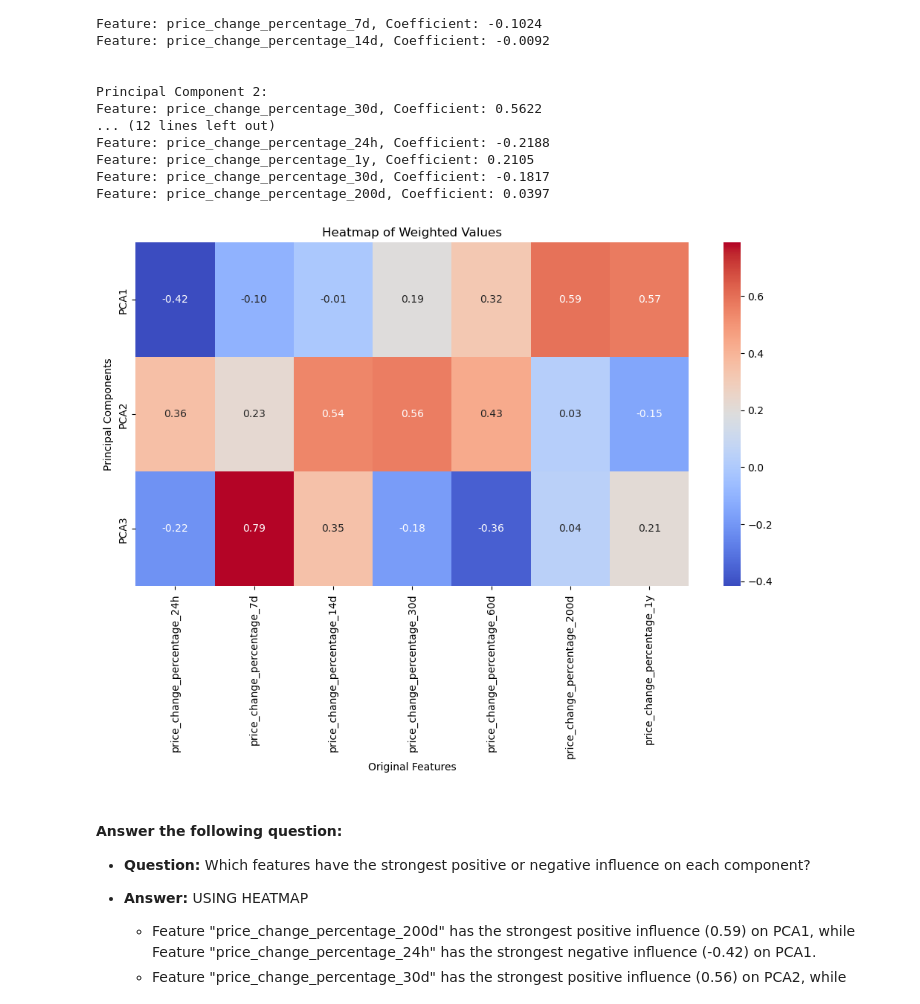
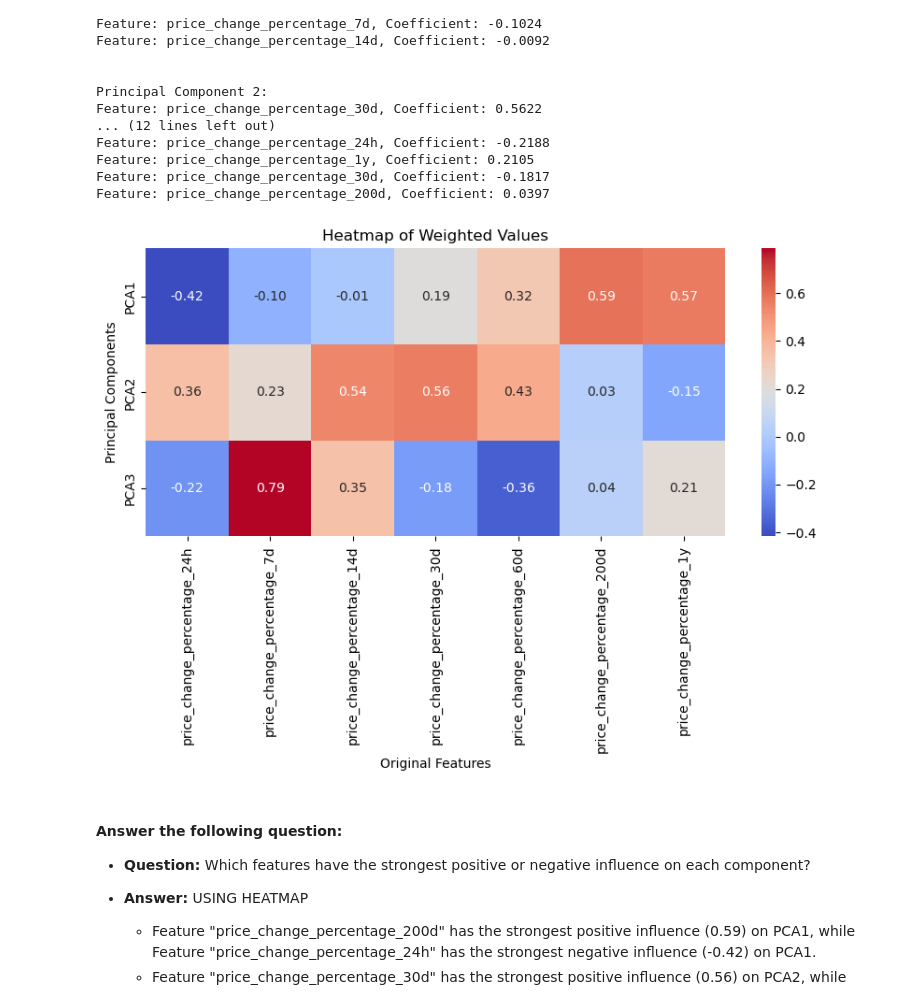
Before and after one commit to xraySMULu/CryptoClustering, a Jupyter notebook: Crypto_Clustering.ipynb, the cells around one changed output. Saved outputs shown, nothing was run; the diff lists cells and outputs as text; code cells hidden in the pictures.

```diff
--- a/Crypto_Clustering.ipynb
+++ b/Crypto_Clustering.ipynb
@@ -440,20 +440,20 @@ Feature: price_change_percentage_200d, Coefficient: 0.0397
 # %%
 # Extract loadings from the PCA model
 weighted_values = PCA_model.components_
 
 # Create a heatmap of loadings
 new_ylabels = ['PCA1', 'PCA2', 'PCA3']
 
-plt.figure(figsize=(12, 6))
+plt.figure(figsize=(10, 4))
 ax = sns.heatmap(weighted_values, annot=True, cmap="coolwarm", fmt=".2f", xticklabels=crypto_scaled_df.columns)
 ax.set_yticklabels(new_ylabels)
 plt.title("Heatmap of Weighted Values")
 plt.xlabel("Original Features")
 
 plt.ylabel("Principal Components")
 plt.show()
 # %% [output]
-[figure, old version]
+[figure, new version]
 # %% [markdown]
 #### Answer the following question:
 
```
Also changed, not shown: parts of 2 cells of this notebook, 7 other files.
